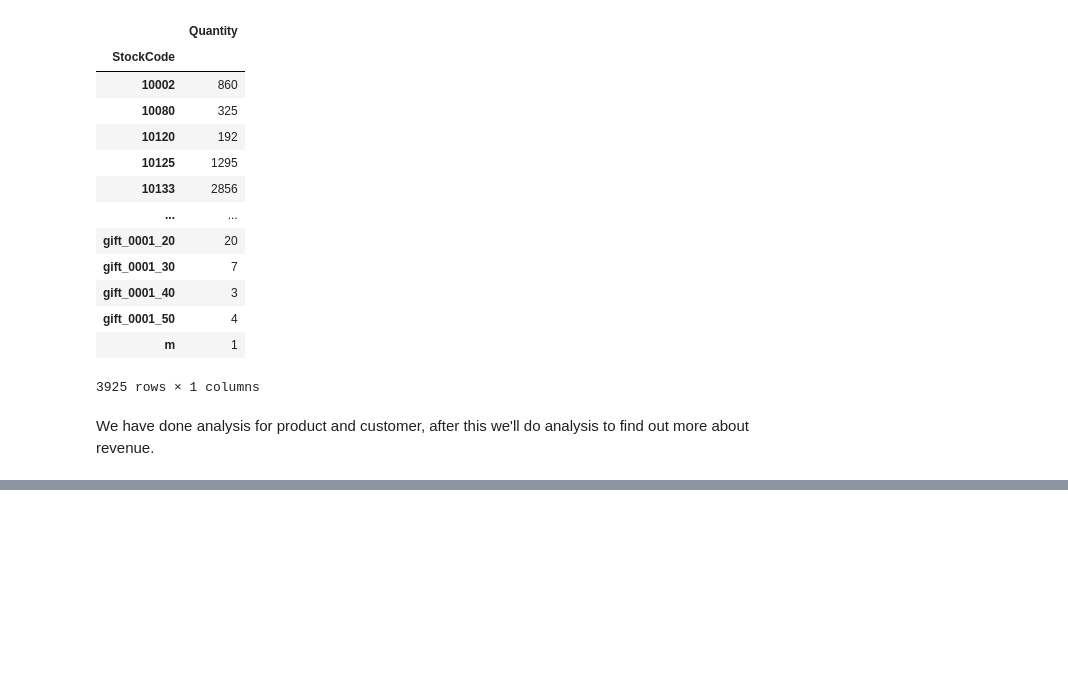
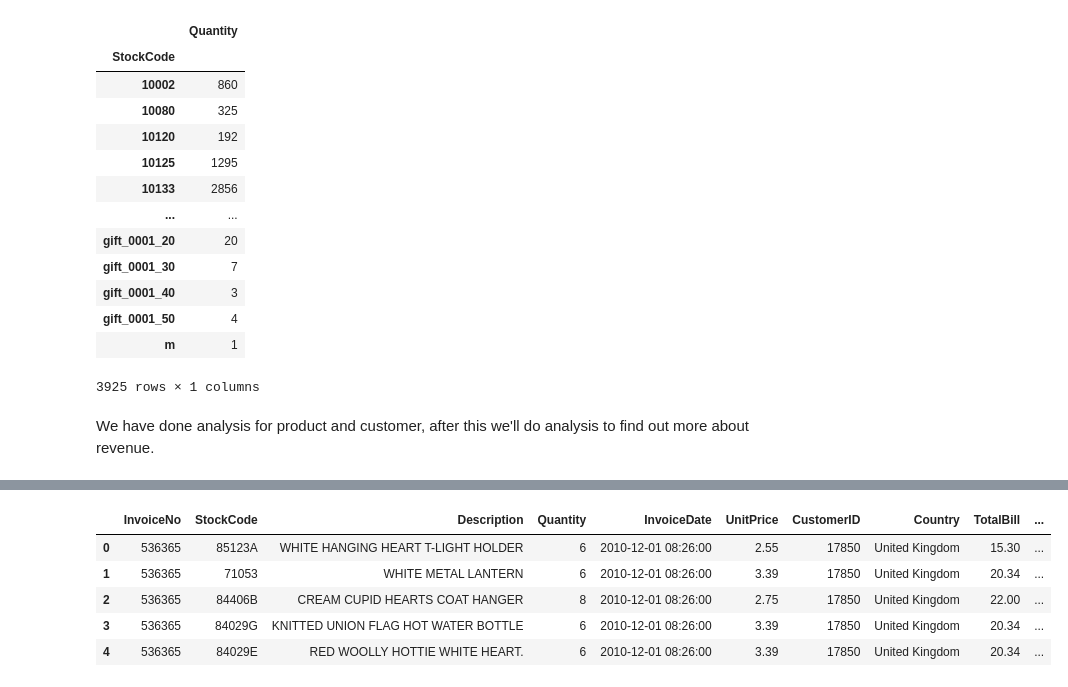
Before and after one commit to rajputankur56/EDA_Project_onlineRetail, a Jupyter notebook: EDA.ipynb, the cells around one changed output, grey strips where cells are left out. Saved outputs shown, nothing was run; the diff lists cells and outputs as text; code cells hidden in the pictures; blank space fills up the shorter version.

```diff
--- a/EDA.ipynb
+++ b/EDA.ipynb
@@ -191,3 +196,11 @@ def query_plot(x, y, cat, title):
 
     fig = go.Figure(data=plot_data, layout=plot_layout)
     pyoff.iplot(fig)
+# %%
+df['InvoiceYearMonth'] = df['InvoiceDate'].map(
+                            lambda date: 100*date.year + date.month)
+
+df["Revenue"] = df["Quantity"] * df["UnitPrice"]
+df_revenue = df.groupby(['InvoiceYearMonth']).agg({
+                        'Revenue': sum}).reset_index()
+df_revenue
@@ -193,0 +331,11 @@ def query_plot(x, y, cat, title):
+# %%
+
+df_uk = pd.merge(df_uk, df_min_purchase, on="CustomerID")
+df_uk.head()
+# %% [output]
+|  | InvoiceNo | StockCode | Description | Quantity | InvoiceDate | UnitPrice | CustomerID | Country | TotalBill | ... |
+| 0 | 536365 | 85123A | WHITE HANGING HEART T-LIGHT HOLDER | 6 | 2010-12-01 08:26:00 | 2.55 | 17850 | United Kingdom | 15.30 | ... |
+| 1 | 536365 | 71053 | WHITE METAL LANTERN | 6 | 2010-12-01 08:26:00 | 3.39 | 17850 | United Kingdom | 20.34 | ... |
+| 2 | 536365 | 84406B | CREAM CUPID HEARTS COAT HANGER | 8 | 2010-12-01 08:26:00 | 2.75 | 17850 | United Kingdom | 22.00 | ... |
+| 3 | 536365 | 84029G | KNITTED UNION FLAG HOT WATER BOTTLE | 6 | 2010-12-01 08:26:00 | 3.39 | 17850 | United Kingdom | 20.34 | ... |
+| 4 | 536365 | 84029E | RED WOOLLY HOTTIE WHITE HEART. | 6 | 2010-12-01 08:26:00 | 3.39 | 17850 | United Kingdom | 20.34 | ... |
```
Also changed, not shown: parts of 25 cells of this notebook.
